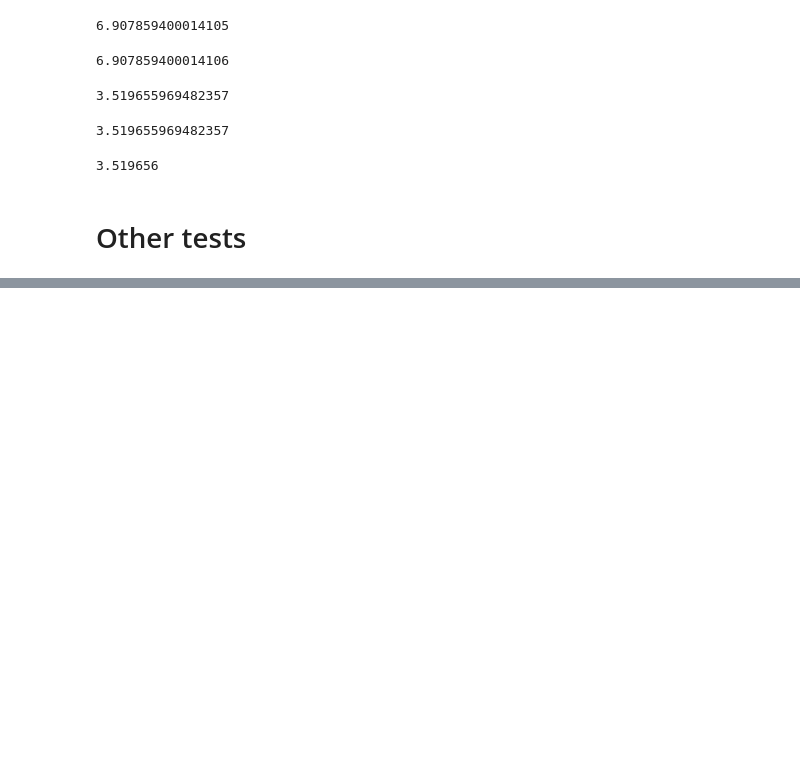
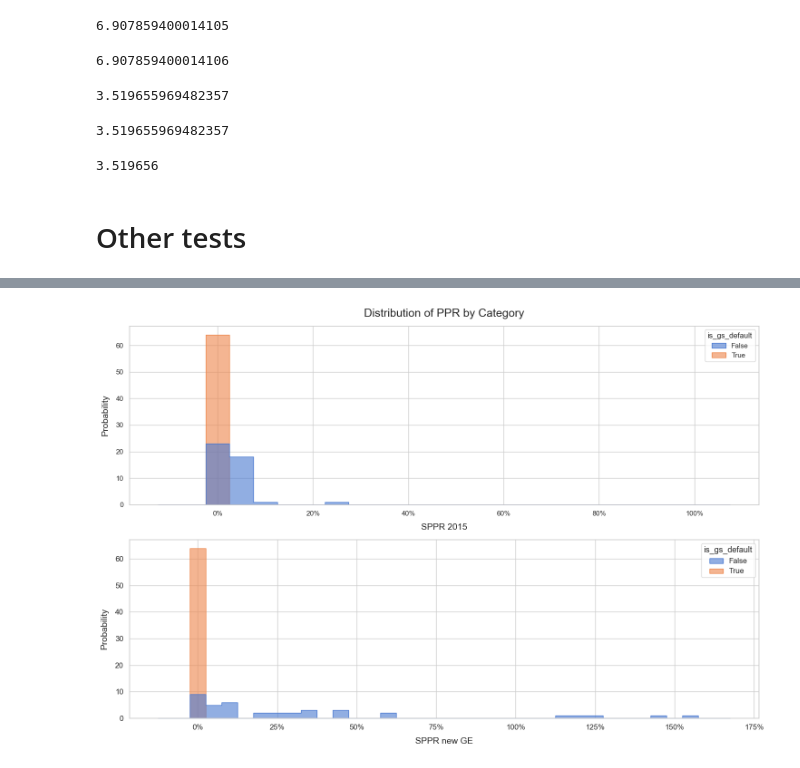
Before and after one commit to idocarmel1/PPREstimation, a Jupyter notebook: tests.ipynb, the cells around one changed output, grey strips where cells are left out. Saved outputs shown, nothing was run; the diff lists cells and outputs as text; code cells hidden in the pictures; blank space fills up the shorter version.

```diff
--- a/tests.ipynb
+++ b/tests.ipynb
@@ -92,0 +266,71 @@ self = PPRCalculator(model_number)
+# %%
+import matplotlib.pyplot as plt
+import seaborn as sns
+import matplotlib.ticker as mtick
+
+
+df_viz = df_results.copy()
+df_viz['SPPR_new_TE'] *= 100
+df_viz['SPPR_new_GE'] *= 100
+
+# Set a clean background style
+sns.set_theme(style="whitegrid")
+
+fig, axes = plt.subplots(2, 1, figsize=(15, 10), sharex=False)
+
+# Create the plot
+ax = sns.histplot(
+    data=df_viz,
+    x="SPPR_new_TE",
+    # bins=30,
+    bins=np.arange(-12.5, 112.5, 5),
+    hue="is_gs_default",
+    kde=False,
+    palette="muted",
+    element="step",
+    stat='count',
+    alpha=0.6,
+    ax=axes[0]
+)
+
+# Customize titles and labels with big fonts
+ax.set_title("Distribution of PPR by Category", fontsize=18, pad=15)
+ax.set_xlabel("SPPR 2015", fontsize=14, labelpad=10)
+ax.set_ylabel("Probability", fontsize=14, labelpad=10)
+ax.xaxis.set_major_formatter(mtick.PercentFormatter())
+# ax.yaxis.set_major_formatter(mtick.PercentFormatter(xmax=1.0))
+
+# Create the plot
+ax = sns.histplot(
+    data=df_viz,
+    x="SPPR_new_GE",
+    # bins=30,
+    bins=np.arange(-12.5, 172.5, 5),
+    hue="is_gs_default",
+    kde=False,
+    palette="muted",
+    element="step",
+    stat='count',
+    alpha=0.6,
+    ax=axes[1]
+)
+
+# Customize titles and labels with big fonts
+ax.set_xlabel("SPPR new GE", fontsize=14, labelpad=10)
+ax.set_ylabel("Probability", fontsize=14, labelpad=10)
+ax.xaxis.set_major_formatter(mtick.PercentFormatter())
+# ax.yaxis.set_major_formatter(mtick.PercentFormatter(xmax=1.0))
+
+# Make axis tick marks larger
+plt.xticks(fontsize=12)
+plt.yticks(fontsize=12)
+
+# Make the legend text larger
+plt.setp(ax.get_legend().get_texts(), fontsize="12")
+plt.setp(ax.get_legend().get_title(), fontsize="13")
+
+# Adjust spacing and display
+plt.tight_layout()
+plt.show()
+# %% [output]
+[figure, added]
```
Also changed, not shown: parts of 9 cells of this notebook, 2 other files.
